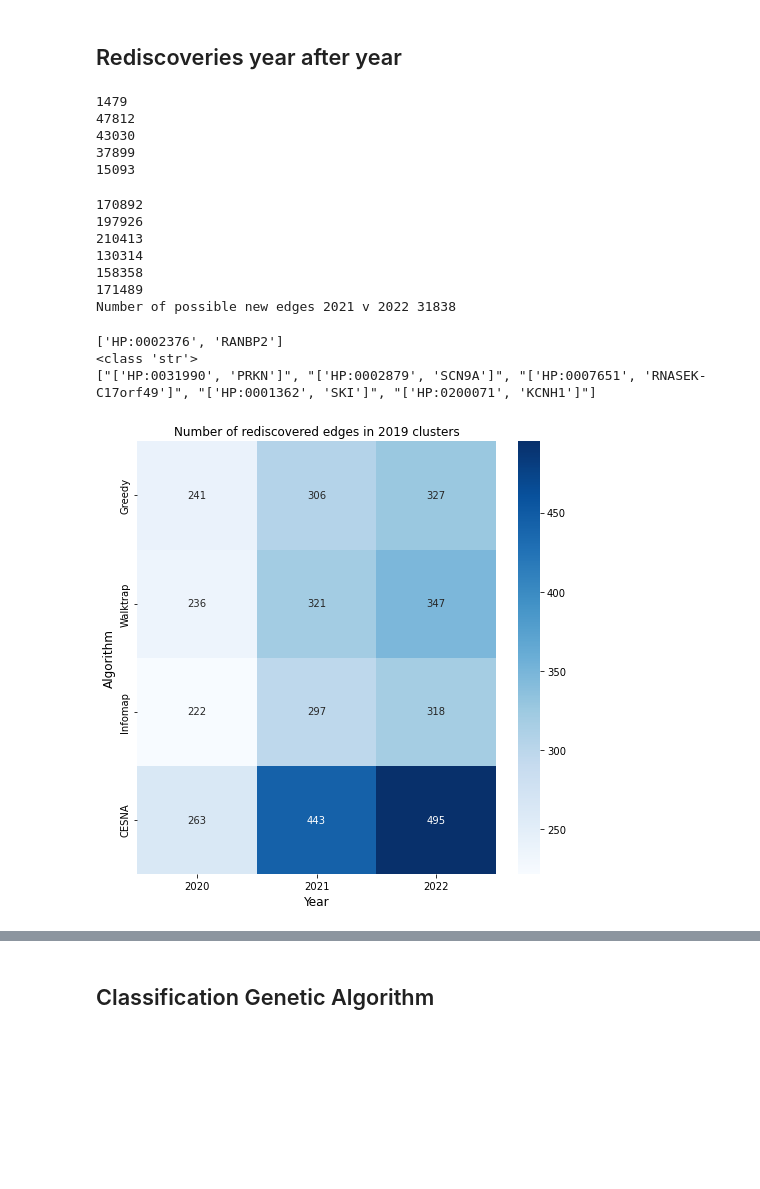
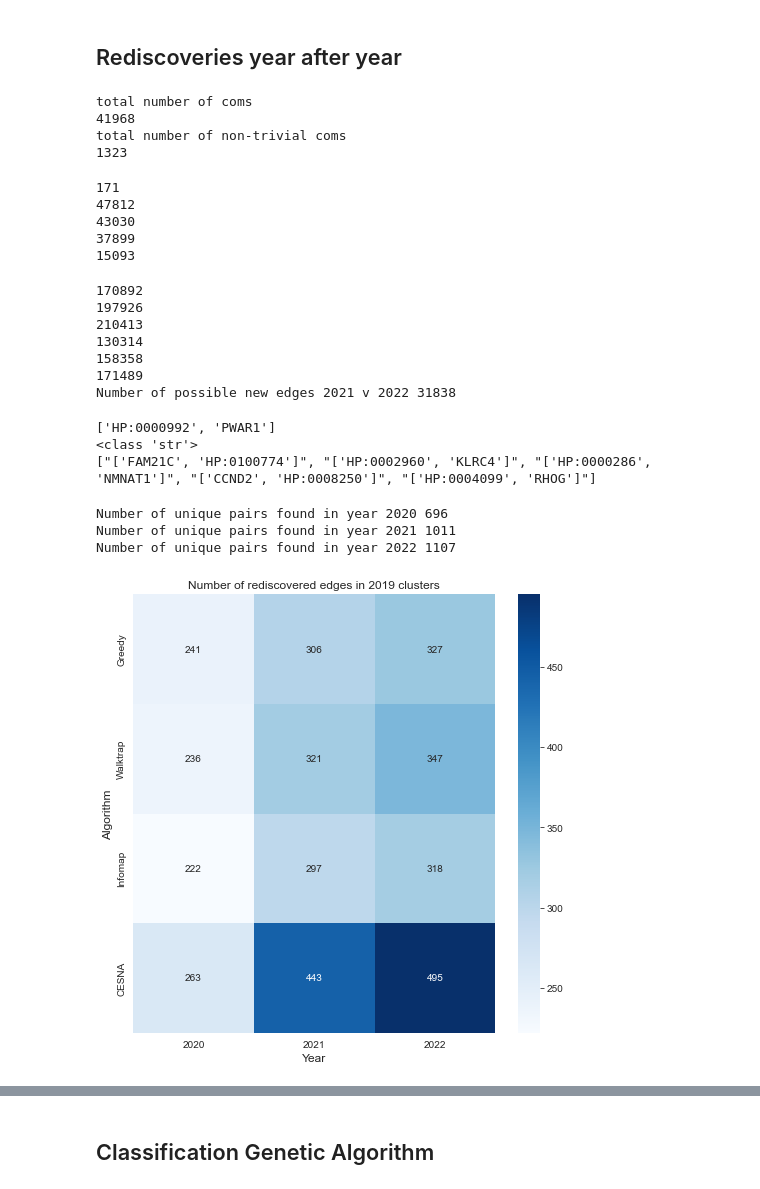
Before and after one commit to MSBradshaw/BOCC, a Jupyter notebook: Experiments/make_figures.ipynb, the cells around one changed output, grey strips where cells are left out. Cells and saved outputs as stored; diff of their text form; code cells hidden in the pictures; blank space fills up the shorter version.

Commit message:
added printouts for stats needed in the paper

```diff
--- a/Experiments/make_figures.ipynb
+++ b/Experiments/make_figures.ipynb
@@ -490,20 +539,3 @@ cesna-paris No rediscoveries     1969
 cesna-paris Rediscoveries        321
 cesna-paris Total 2290
 [figure]
-# %%
-for k in expecteds.keys():
-    print(k,len(expecteds[k]))
-
-fig, ax = plt.subplots(2,2)
-fig.set_size_inches(7, 7)
-letters = ['A','B','C','D']
-for i,algo in enumerate(l2r_p_df['algorithm'].unique()):
-    sub = l2r_p_df[l2r_p_df['algorithm'] == algo]
-    subsub = sub[sub['has_a_rediscovery'] == True]
-    ax[i//2,i%2].hist(subsub['num_rediscoveries'], bins=20)
-    ax[i//2,i%2].set_title(letters[i] + '                  ' + algo,loc='left',fontsize=std_fontsize)
-    ax[i//2,i%2].set_xlabel('number of rediscoveries',fontsize=std_fontsize)
-    ax[i//2,i%2].set_ylabel('count',fontsize=std_fontsize)
-    clear_ax(ax[i//2,i%2],bottom=True, left=True)
-plt.tight_layout()
-plt.savefig('../PublicationFigures/number_of_rediscoveries.filtered.png',dpi=300)
@@ -740,6 +766,24 @@ g_subcoms_19 = load_clusters('../SubComs/2019/paris.greedy.2019.coms.txt')
 w_subcoms_19 = load_clusters('../SubComs/2019/paris.walktrap.2019.coms.txt')
 i_subcoms_19 = load_clusters('../SubComs/2019/paris.infomap.2019.coms.txt')
 c_subcoms_19 = load_clusters('../SubComs/2019/paris.cesna.2019.coms.txt')
+
+# print total numbe of coms
+print('total number of coms')
+print(len(g_subcoms_19) + len(w_subcoms_19) + len(i_subcoms_19) + len(c_subcoms_19))
+
+# remove trivial coms
+g_subcoms_19 = remove_trivial_coms(g_subcoms_19)
+w_subcoms_19 = remove_trivial_coms(w_subcoms_19)
+i_subcoms_19 = remove_trivial_coms(i_subcoms_19)
+c_subcoms_19 = remove_trivial_coms(c_subcoms_19)
+
+print('total number of non-trivial coms')
+print(len(g_subcoms_19) + len(w_subcoms_19) + len(i_subcoms_19) + len(c_subcoms_19))
+# %% [output]
+total number of coms
+41968
+total number of non-trivial coms
+1323
 # %%
 def get_possible_pairs_from_com(coms,_G):
     # this function returns a list of all possible pairings of genes and phenotypes in all clusters - regardless of if they exist or not
@@ -799,7 +843,7 @@ w_19_com_specific_pairs = get_possible_pairs_for_each_com(w_subcoms_19,G19)
 i_19_com_specific_pairs = get_possible_pairs_for_each_com(i_subcoms_19,G19)
 c_19_com_specific_pairs = get_possible_pairs_for_each_com(c_subcoms_19,G19)
 # %% [output]
-1479
+171
 47812
 43030
 37899
@@ -845,31 +889,42 @@ print(list(new_20_pairs)[1])
 print(type(list(new_20_pairs)[1]))
 print(list(g_subcoms_19_pairs)[0:5])
 # %% [output]
-['HP:0002376', 'RANBP2']
+['HP:0000992', 'PWAR1']
 <class 'str'>
-["['HP:0031990', 'PRKN']", "['HP:0002879', 'SCN9A']", "['HP:0007651', 'RNASEK-C17orf49']", "['HP:0001362', 'SKI']", "['HP:0200071', 'KCNH1']"]
+["['FAM21C', 'HP:0100774']", "['HP:0002960', 'KLRC4']", "['HP:0000286', 'NMNAT1']", "['CCND2', 'HP:0008250']", "['HP:0004099', 'RHOG']"]
 # %%
 def rediscover(pairs, el_pairs):
     # find the intersection
     return pairs.intersection(el_pairs)
 
+# year: set of pairs
+all_pairs = {}
 look_forward_res = np.zeros((4,3))
 for a, algo, i in zip([g_subcoms_19_pairs,w_subcoms_19_pairs,i_subcoms_19_pairs,c_subcoms_19_pairs],['greedy','waltrap','infomap','cesna'],range(4)):
     for e, y, j in zip([new_20_pairs,new_21_pairs,new_22_pairs], ['2020','2021','2022'], range(3)):
+        if y not in all_pairs:
+            all_pairs[y] = set()
         num_r = rediscover(a,e)
+        all_pairs[y] = all_pairs[y].union(num_r)
+
         look_forward_res[i,j] = len(num_r)
+for y in all_pairs.keys():
+    print('Number of unique pairs found in year {}'.format(y), len(all_pairs[y]))
 
 # heatmap with  labels and annotations of look_forward_res uisng seaborn
 fig, ax = plt.subplots(figsize=(7,7))
 sns.heatmap(look_forward_res, annot=True, fmt='g', ax=ax, cmap='Blues', xticklabels=['2020','2021','2022'], yticklabels=['Greedy','Walktrap','Infomap','CESNA'])
 ax.set_xlabel('Year', fontsize=std_fontsize)
 ax.set_ylabel('Algorithm', fontsize=std_fontsize)
 ax.set_title('Number of rediscovered edges in 2019 clusters', fontsize=std_fontsize)
 plt.tight_layout()
 plt.savefig('../PublicationFigures/look_forward_rediscovery.png',dpi=300)
 plt.show()
 # %% [output]
+Number of unique pairs found in year 2020 696
+Number of unique pairs found in year 2021 1011
+Number of unique pairs found in year 2022 1107
-[figure, old version]
+[figure, new version]
 # %%
 # how many clusters have a rediscovered edge in each year?
 
```
Also changed, not shown: parts of 6 cells of this notebook.
